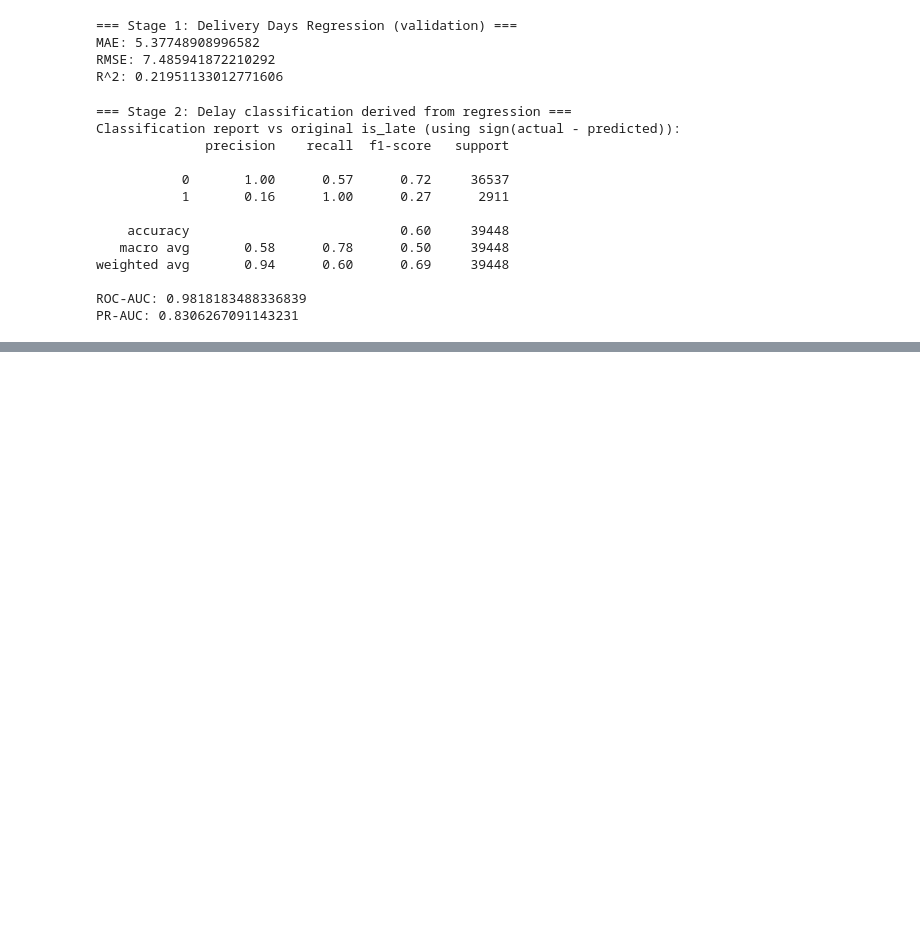
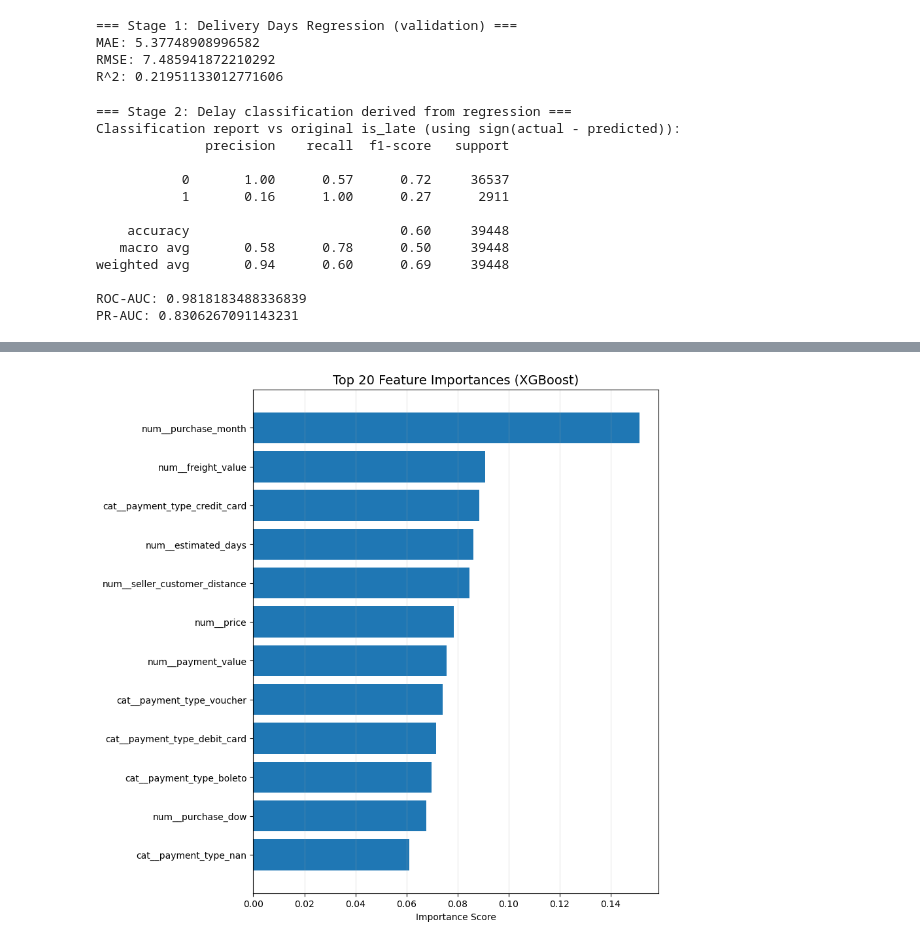
Before and after one commit to YunhuiDong/olist-delivery-satisfaction-team18, a Jupyter notebook: EDA.ipynb, the cells around one changed output, grey strips where cells are left out. Drawn from its saved outputs; the diff is of its cells as text; code cells hidden in the pictures; blank space fills up the shorter version.

```diff
--- a/EDA.ipynb
+++ b/EDA.ipynb
@@ -1440,0 +1726,23 @@ PR-AUC: 0.8306267091143231
+# %%
+# Extract trained XGBoost model (skipping the preprocessing step)
+xgb_model = xgb.named_steps["clf"]
+
+# Extract feature names after one-hot and scaling
+feature_names = xgb.named_steps["prep"].get_feature_names_out()
+importances = xgb_model.feature_importances_
+# %%
+import numpy as np
+
+# Sort by importance
+idx = np.argsort(importances)[::-1]
+top_n = 20  # show top 20 most important features
+
+plt.figure(figsize=(8,10))
+plt.barh(np.array(feature_names)[idx][:top_n][::-1],
+         np.array(importances)[idx][:top_n][::-1])
+plt.title("Top 20 Feature Importances (XGBoost)", fontsize=14)
+plt.grid(axis='x', alpha=0.3)
+plt.xlabel("Importance Score")
+plt.show()
+# %% [output]
+[figure, added]
```
Also changed, not shown: parts of 13 cells of this notebook.
